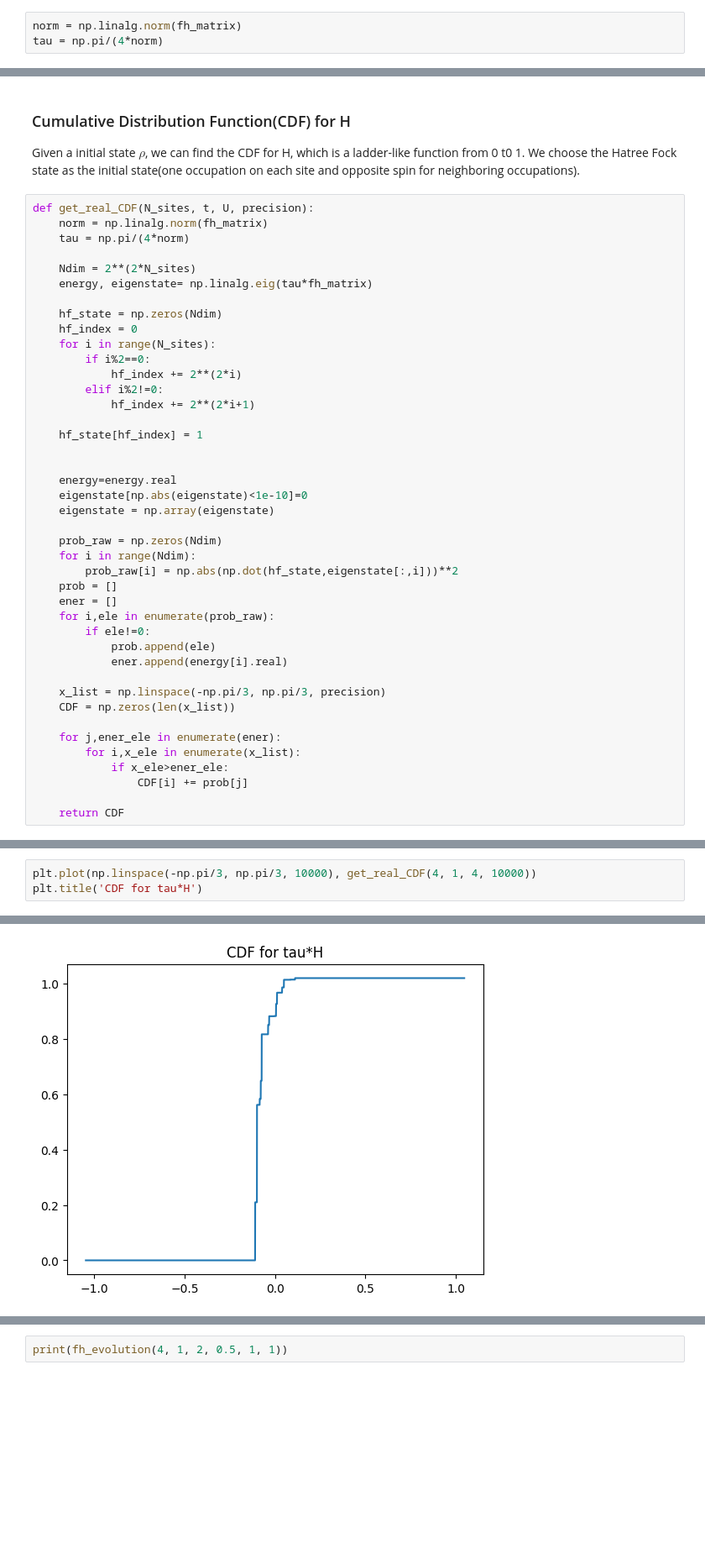
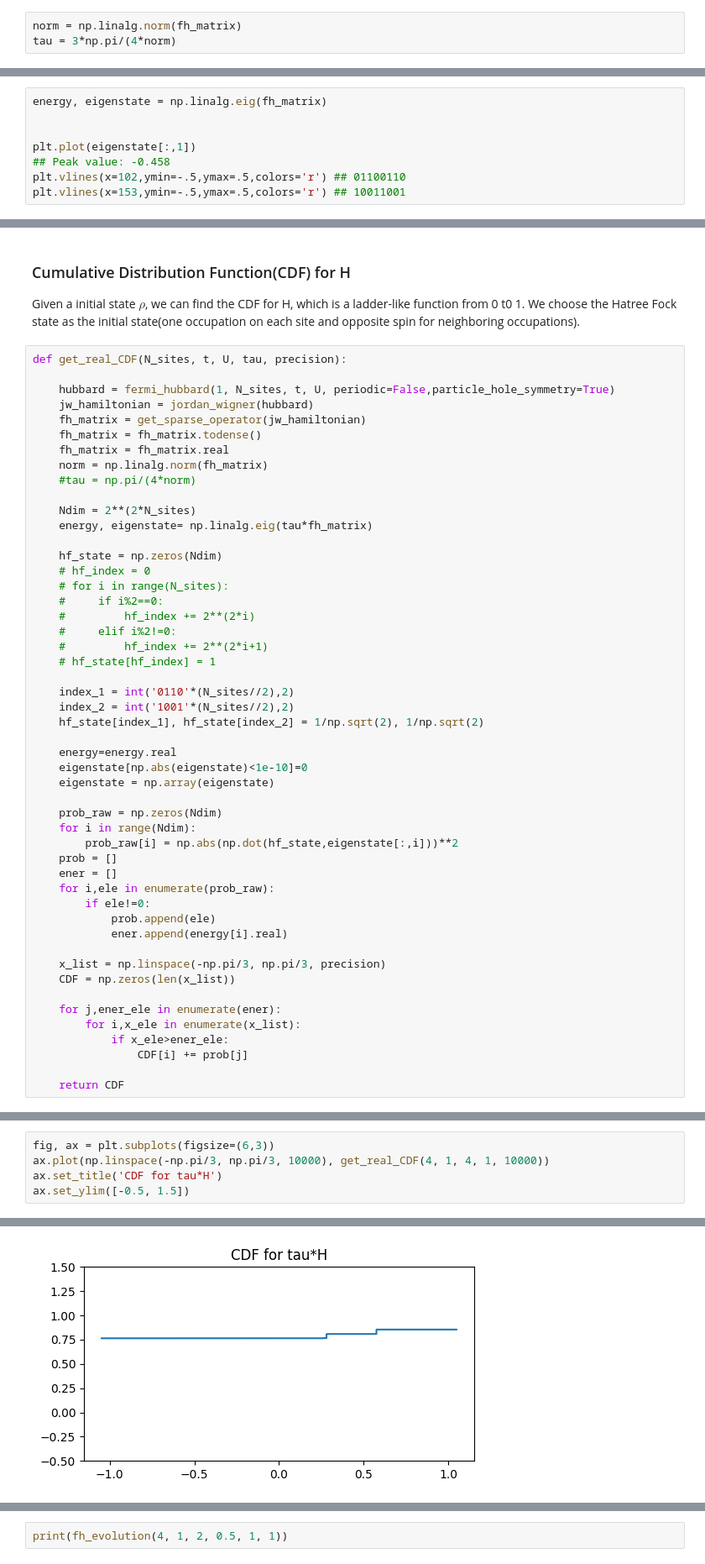
Before and after one commit to Dran-Z/QHack2023-SunnyDelft, a Jupyter notebook: Hybrid-Algorithm.ipynb, the cells around one changed output, grey strips where cells are left out. Shown at 84% size. Drawn from its saved outputs; the diff is of its cells as text; blank space fills up the shorter version.

```diff
--- a/Hybrid-Algorithm.ipynb
+++ b/Hybrid-Algorithm.ipynb
@@ -43,4 +46,4 @@ fh_matrix = fh_matrix.real
 We need to normalize $H$ such that all its eigenvalue fall in [$-\pi/3$, $\pi/3$].
 # %%
 norm = np.linalg.norm(fh_matrix)
-tau = np.pi/(4*norm)
+tau = 3*np.pi/(4*norm)
@@ -46,0 +57,8 @@ tau = np.pi/(4*norm)
+# %%
+energy, eigenstate = np.linalg.eig(fh_matrix)
+
+
+plt.plot(eigenstate[:,1])
+## Peak value: -0.458
+plt.vlines(x=102,ymin=-.5,ymax=.5,colors='r') ## 01100110
+plt.vlines(x=153,ymin=-.5,ymax=.5,colors='r') ## 10011001
@@ -49,23 +78,31 @@ tau = np.pi/(4*norm)
 
 Given a initial state $\rho$, we can find the CDF for H, which is a ladder-like function from 0 t0 1. We choose the Hatree Fock state as the initial state(one occupation on each site and opposite spin for neighboring occupations).
 # %%
-def get_real_CDF(N_sites, t, U, precision):
+def get_real_CDF(N_sites, t, U, tau, precision):
+
+    hubbard = fermi_hubbard(1, N_sites, t, U, periodic=False,particle_hole_symmetry=True)
+    jw_hamiltonian = jordan_wigner(hubbard)
+    fh_matrix = get_sparse_operator(jw_hamiltonian)
+    fh_matrix = fh_matrix.todense()
+    fh_matrix = fh_matrix.real
     norm = np.linalg.norm(fh_matrix)
-    tau = np.pi/(4*norm)
+    #tau = np.pi/(4*norm)
 
     Ndim = 2**(2*N_sites)
     energy, eigenstate= np.linalg.eig(tau*fh_matrix)
 
     hf_state = np.zeros(Ndim)
-    hf_index = 0
-    for i in range(N_sites):
-        if i%2==0:
-            hf_index += 2**(2*i)
-        elif i%2!=0:
-            hf_index += 2**(2*i+1)
+    # hf_index = 0
+    # for i in range(N_sites):
+    #     if i%2==0:
+    #         hf_index += 2**(2*i)
+    #     elif i%2!=0:
+    #         hf_index += 2**(2*i+1)
+    # hf_state[hf_index] = 1
 
-    hf_state[hf_index] = 1
-
+    index_1 = int('0110'*(N_sites//2),2)
+    index_2 = int('1001'*(N_sites//2),2)
+    hf_state[index_1], hf_state[index_2] = 1/np.sqrt(2), 1/np.sqrt(2)
 
     energy=energy.real
     eigenstate[np.abs(eigenstate)<1e-10]=0
@@ -93,4 +132,6 @@ def get_real_CDF(N_sites, t, U, precision):
 # %%
-plt.plot(np.linspace(-np.pi/3, np.pi/3, 10000), get_real_CDF(4, 1, 4, 10000))
-plt.title('CDF for tau*H')
+fig, ax = plt.subplots(figsize=(6,3))
+ax.plot(np.linspace(-np.pi/3, np.pi/3, 10000), get_real_CDF(4, 1, 4, 1, 10000))
+ax.set_title('CDF for tau*H')
+ax.set_ylim([-0.5, 1.5])
 # %% [output]
@@ -98,4 +139,4 @@ Text(0.5, 1.0, 'CDF for tau*H')
-[figure, old version]
+[figure, new version]
 # %%
 ## Get Trotterization Hamiltonian Evolution Gate:
 
```
Also changed, not shown: parts of 27 cells of this notebook, 1 other file.
